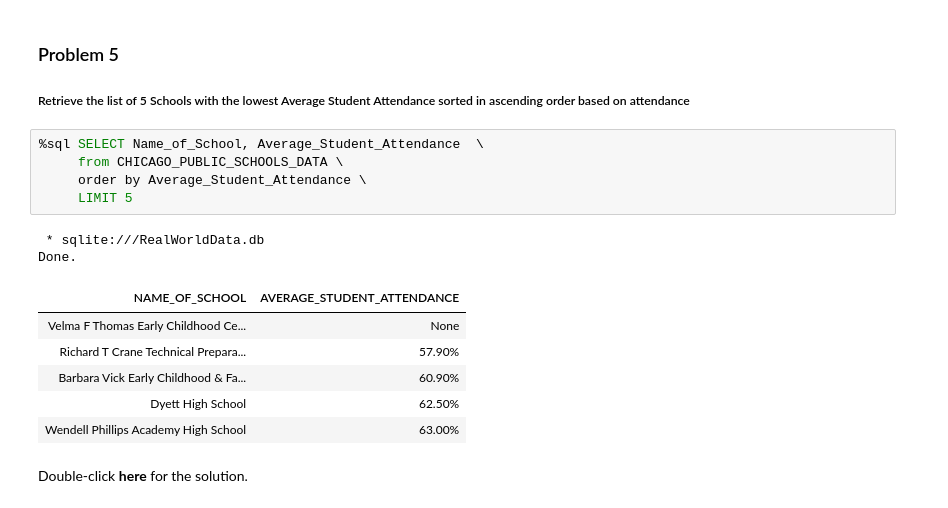
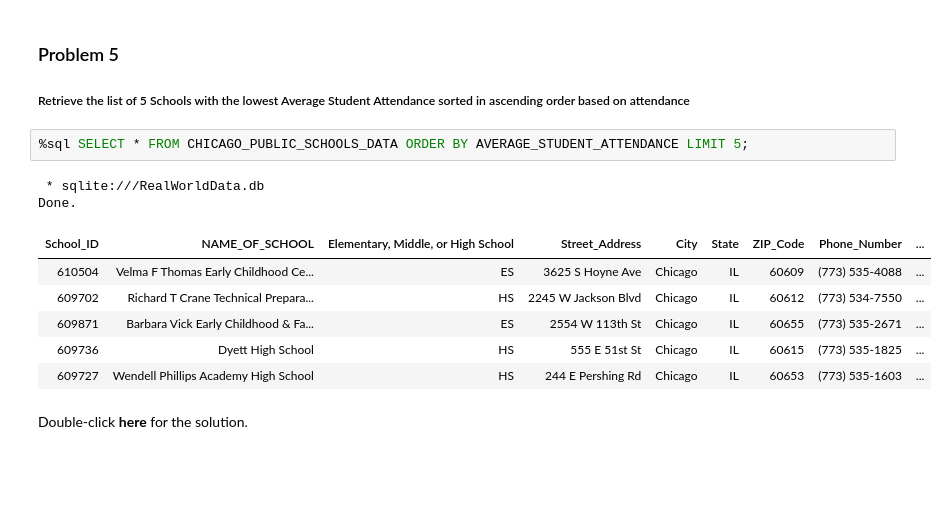
Before and after one commit to IGardocki/IBM_Data_Science, a Jupyter notebook: 6_Databases_and_SQL_for_Data_Science_with_Python/12_Working_with_a_Real_World_Data_Set.ipynb, the cells around one changed output. Saved outputs shown, nothing was run; the diff lists cells and outputs as text; blank space fills up the shorter version.

```diff
--- a/6_Databases_and_SQL_for_Data_Science_with_Python/12_Working_with_a_Real_World_Data_Set.ipynb
+++ b/6_Databases_and_SQL_for_Data_Science_with_Python/12_Working_with_a_Real_World_Data_Set.ipynb
@@ -359,19 +374,16 @@ Double-click **here** for the solution.
 
 ##### Retrieve the list of 5 Schools with the lowest Average Student Attendance sorted in ascending order based on attendance
 # %%
-%sql SELECT Name_of_School, Average_Student_Attendance  \
-     from CHICAGO_PUBLIC_SCHOOLS_DATA \
-     order by Average_Student_Attendance \
-     LIMIT 5
+%sql SELECT * FROM CHICAGO_PUBLIC_SCHOOLS_DATA ORDER BY AVERAGE_STUDENT_ATTENDANCE LIMIT 5;
 # %% [output]
  * sqlite:///RealWorldData.db
 Done.
-| NAME_OF_SCHOOL | AVERAGE_STUDENT_ATTENDANCE |
-| Velma F Thomas Early Childhood Ce... | None |
-| Richard T Crane Technical Prepara... | 57.90% |
-| Barbara Vick Early Childhood & Fa... | 60.90% |
-| Dyett High School | 62.50% |
-| Wendell Phillips Academy High School | 63.00% |
+| School_ID | NAME_OF_SCHOOL | Elementary, Middle, or High School | Street_Address | City | State | ZIP_Code | Phone_Number | ... |
+| 610504 | Velma F Thomas Early Childhood Ce... | ES | 3625 S Hoyne Ave | Chicago | IL | 60609 | (773) 535-4088 | ... |
+| 609702 | Richard T Crane Technical Prepara... | HS | 2245 W Jackson Blvd | Chicago | IL | 60612 | (773) 534-7550 | ... |
+| 609871 | Barbara Vick Early Childhood & Fa... | ES | 2554 W 113th St | Chicago | IL | 60655 | (773) 535-2671 | ... |
+| 609736 | Dyett High School | HS | 555 E 51st St | Chicago | IL | 60615 | (773) 535-1825 | ... |
+| 609727 | Wendell Phillips Academy High School | HS | 244 E Pershing Rd | Chicago | IL | 60653 | (773) 535-1603 | ... |
 # %% [markdown]
 Double-click **here** for the solution.
 
```
Also changed, not shown: parts of 19 cells of this notebook.
